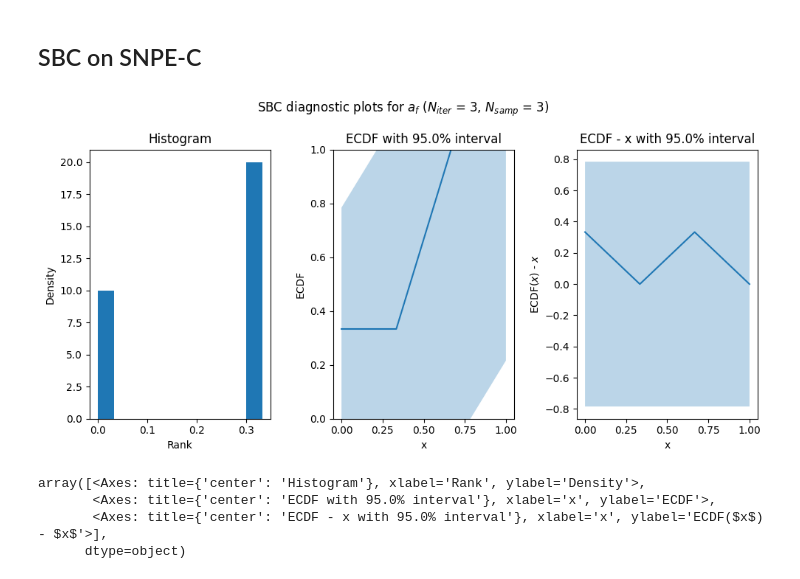
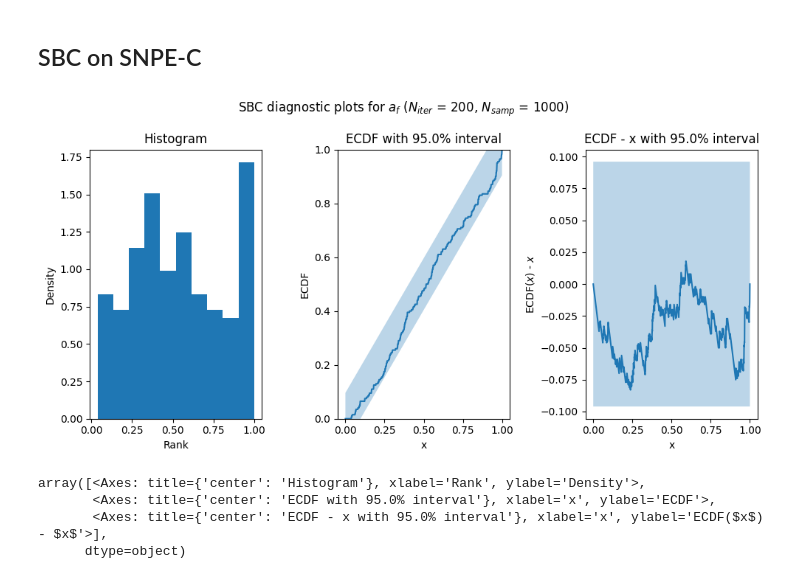
Before and after one commit to kaisamaroo/SBC-SBI, a Jupyter notebook: notebooks/real_examples/gipps_7d/npe_c.ipynb, the cells around one changed output. Saved outputs shown, nothing was run; the diff lists cells and outputs as text; code cells hidden in the pictures.

```diff
--- a/notebooks/real_examples/gipps_7d/npe_c.ipynb
+++ b/notebooks/real_examples/gipps_7d/npe_c.ipynb
@@ -338,10 +344,24 @@ with open(path_to_sequential_sbc_config, "r") as f:
 N_iter = sequential_sbc_config["sbc_config"]["N_iter"]
 N_samp = sequential_sbc_config["sbc_config"]["N_samp"]
 # %%
+# TEMPORARY
+
+ranks0_path = results_path + "/sequential_sbc1_leader_trajectory0_checkpoint0.npy"
+ranks1_path = results_path + "/sequential_sbc1_leader_trajectory0_checkpoint1.npy"
+ranks2_path = results_path + "/sequential_sbc1_leader_trajectory0_checkpoint2.npy"
+ranks3_path = results_path + "/sequential_sbc1_leader_trajectory0_checkpoint3.npy"
+ranks0 = np.load(ranks0_path)
+ranks1 = np.load(ranks1_path)
+ranks2 = np.load(ranks2_path)
+ranks3 = np.load(ranks3_path)
+sequential_ranks = np.array(list(ranks0) + list(ranks1) + list(ranks2) + list(ranks3))
+N_iter=200
+N_samp=1000
+
 title=fr"SBC diagnostic plots for {parameter_labels[0]}" + r" ($N_{iter}$ = " + f"{N_iter}, " + r"$N_{samp}$ = " + f"{N_samp})"
 plot_sbc_all(ranks=sequential_ranks, N_samp=N_samp, title=title)
 # %% [output]
-[figure, old version]
+[figure, new version]
 array([<Axes: title={'center': 'Histogram'}, xlabel='Rank', ylabel='Density'>,
        <Axes: title={'center': 'ECDF with 95.0% interval'}, xlabel='x', ylabel='ECDF'>,
        <Axes: title={'center': 'ECDF - x with 95.0% interval'}, xlabel='x', ylabel='ECDF($x$) - $x$'>],
```
Also changed, not shown: parts of 5 cells of this notebook, 40 other files.
